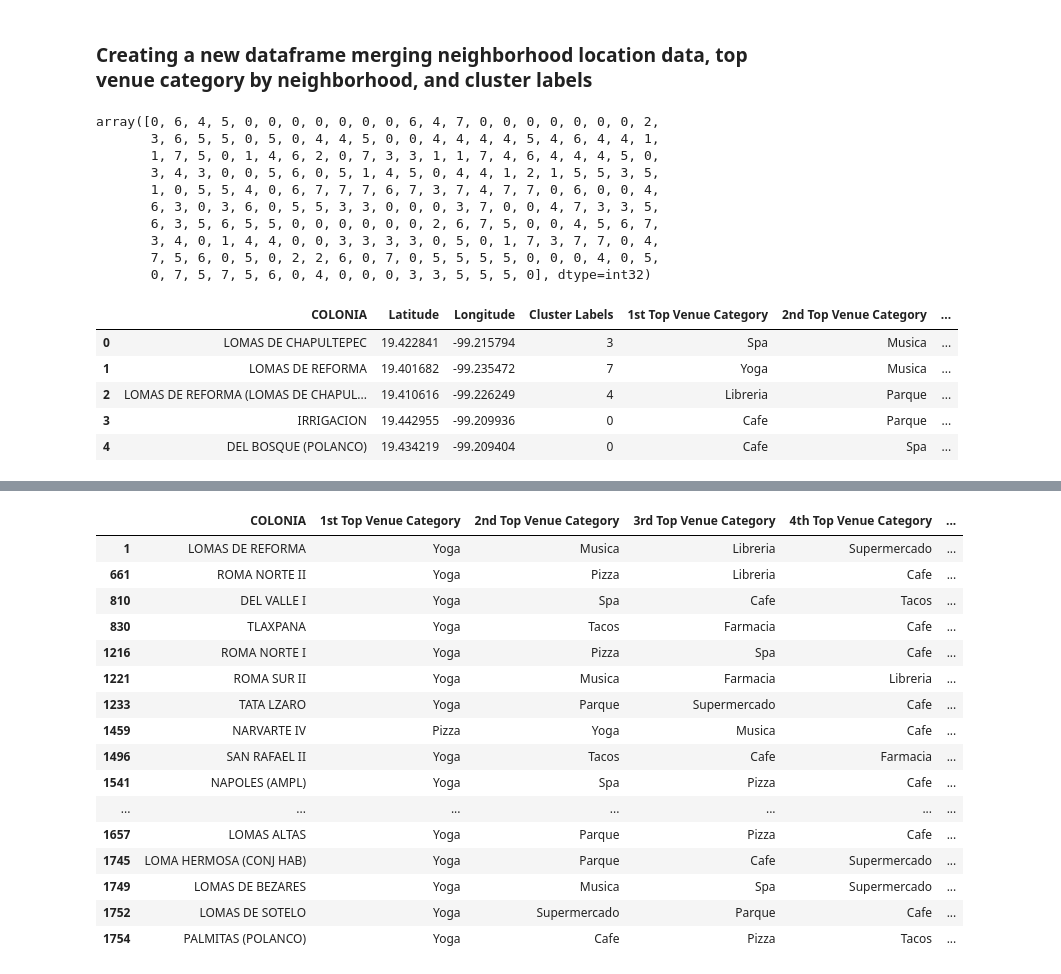
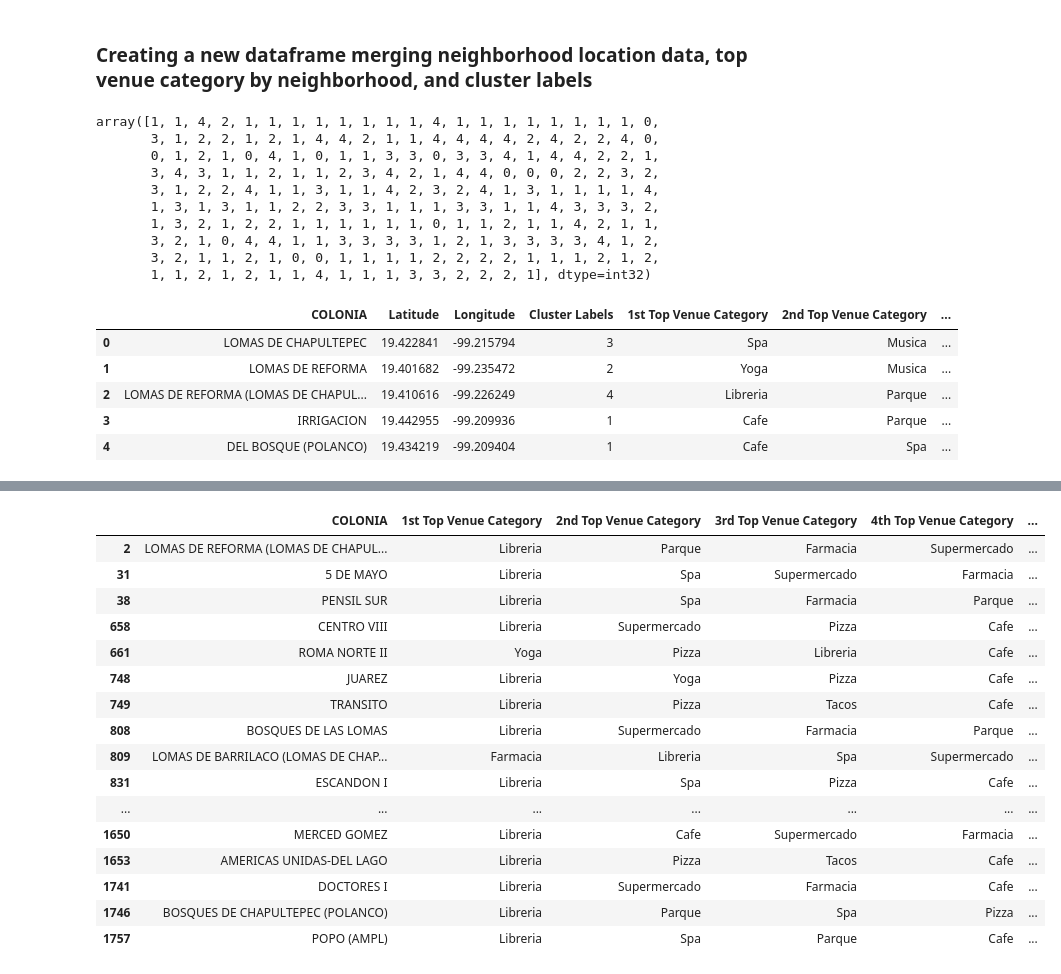
Before and after one commit to SuperIU/Coursera_Capstone, a Jupyter notebook: Best Neighborhood in Mexico City code.ipynb, the cells around one changed output, grey strips where cells are left out. Cells and saved outputs as stored; diff of their text form; code cells hidden in the pictures.

```diff
--- a/Best Neighborhood in Mexico City code.ipynb
+++ b/Best Neighborhood in Mexico City code.ipynb
@@ -402,3 +384,6 @@ ANAHUAC II
+# %%
+# We import the csv that already have
+colonias_venues = pd.read_csv('colonias_venues.csv')
 # %%
 # Check the new dataframe shape and example
 print(colonias_venues.shape)
@@ -939,23 +924,23 @@ neighborhoods_top_venue_categories.head(5)
 ### Creating a new dataframe merging neighborhood location data, top venue category by neighborhood, and cluster labels
 # %%
 # Define Clusters
-kclusters = 8
+kclusters = 5
 
 venue_grouped_clustering = venue_mean.drop('Neighborhood', 1)
 kmeans = KMeans(n_clusters=kclusters, random_state=0).fit(venue_grouped_clustering)
 
 kmeans.labels_
 # %% [output]
-array([0, 6, 4, 5, 0, 0, 0, 0, 0, 0, 0, 6, 4, 7, 0, 0, 0, 0, 0, 0, 0, 2,
-       3, 6, 5, 5, 0, 5, 0, 4, 4, 5, 0, 0, 4, 4, 4, 4, 5, 4, 6, 4, 4, 1,
-       1, 7, 5, 0, 1, 4, 6, 2, 0, 7, 3, 3, 1, 1, 7, 4, 6, 4, 4, 4, 5, 0,
-       3, 4, 3, 0, 0, 5, 6, 0, 5, 1, 4, 5, 0, 4, 4, 1, 2, 1, 5, 5, 3, 5,
-       1, 0, 5, 5, 4, 0, 6, 7, 7, 7, 6, 7, 3, 7, 4, 7, 7, 0, 6, 0, 0, 4,
-       6, 3, 0, 3, 6, 0, 5, 5, 3, 3, 0, 0, 0, 3, 7, 0, 0, 4, 7, 3, 3, 5,
-       6, 3, 5, 6, 5, 5, 0, 0, 0, 0, 0, 0, 2, 6, 7, 5, 0, 0, 4, 5, 6, 7,
-       3, 4, 0, 1, 4, 4, 0, 0, 3, 3, 3, 3, 0, 5, 0, 1, 7, 3, 7, 7, 0, 4,
-       7, 5, 6, 0, 5, 0, 2, 2, 6, 0, 7, 0, 5, 5, 5, 5, 0, 0, 0, 4, 0, 5,
-       0, 7, 5, 7, 5, 6, 0, 4, 0, 0, 0, 3, 3, 5, 5, 5, 0], dtype=int32)
+array([1, 1, 4, 2, 1, 1, 1, 1, 1, 1, 1, 1, 4, 1, 1, 1, 1, 1, 1, 1, 1, 0,
+       3, 1, 2, 2, 1, 2, 1, 4, 4, 2, 1, 1, 4, 4, 4, 4, 2, 4, 2, 2, 4, 0,
+       0, 1, 2, 1, 0, 4, 1, 0, 1, 1, 3, 3, 0, 3, 3, 4, 1, 4, 4, 2, 2, 1,
+       3, 4, 3, 1, 1, 2, 1, 1, 2, 3, 4, 2, 1, 4, 4, 0, 0, 0, 2, 2, 3, 2,
+       3, 1, 2, 2, 4, 1, 1, 3, 1, 1, 4, 2, 3, 2, 4, 1, 3, 1, 1, 1, 1, 4,
+       1, 3, 1, 3, 1, 1, 2, 2, 3, 3, 1, 1, 1, 3, 3, 1, 1, 4, 3, 3, 3, 2,
+       1, 3, 2, 1, 2, 2, 1, 1, 1, 1, 1, 1, 0, 1, 1, 2, 1, 1, 4, 2, 1, 1,
+       3, 2, 1, 0, 4, 4, 1, 1, 3, 3, 3, 3, 1, 2, 1, 3, 3, 3, 3, 4, 1, 2,
+       3, 2, 1, 1, 2, 1, 0, 0, 1, 1, 1, 1, 2, 2, 2, 2, 1, 1, 1, 2, 1, 2,
+       1, 1, 2, 1, 2, 1, 1, 4, 1, 1, 1, 3, 3, 2, 2, 2, 1], dtype=int32)
 # %%
 neighborhoods_top_venue_categories.insert(1,'Cluster Labels', kmeans.labels_)
 
@@ -967,10 +952,10 @@ mejorescolonias.head()
 # %% [output]
 |  | COLONIA | Latitude | Longitude | Cluster Labels | 1st Top Venue Category | 2nd Top Venue Category | ... |
 | 0 | LOMAS DE CHAPULTEPEC | 19.422841 | -99.215794 | 3 | Spa | Musica | ... |
-| 1 | LOMAS DE REFORMA | 19.401682 | -99.235472 | 7 | Yoga | Musica | ... |
+| 1 | LOMAS DE REFORMA | 19.401682 | -99.235472 | 2 | Yoga | Musica | ... |
 | 2 | LOMAS DE REFORMA (LOMAS DE CHAPUL... | 19.410616 | -99.226249 | 4 | Libreria | Parque | ... |
-| 3 | IRRIGACION | 19.442955 | -99.209936 | 0 | Cafe | Parque | ... |
-| 4 | DEL BOSQUE (POLANCO) | 19.434219 | -99.209404 | 0 | Cafe | Spa | ... |
+| 3 | IRRIGACION | 19.442955 | -99.209936 | 1 | Cafe | Parque | ... |
+| 4 | DEL BOSQUE (POLANCO) | 19.434219 | -99.209404 | 1 | Cafe | Spa | ... |
 # %%
 # create map
 import matplotlib.cm as cm
@@ -1003,22 +988,22 @@ map_clusters
 # %% [output]
 [interactive output not drawn]
 # %%
-mejorescolonias.loc[mejorescolonias['Cluster Labels'] == 7, mejorescolonias.columns[[0] + list(range(4, mejorescolonias.shape[1]))]]
+mejorescolonias.loc[mejorescolonias['Cluster Labels'] == 4, mejorescolonias.columns[[0] + list(range(4, mejorescolonias.shape[1]))]]
 # %% [output]
 |  | COLONIA | 1st Top Venue Category | 2nd Top Venue Category | 3rd Top Venue Category | 4th Top Venue Category | ... |
-| 1 | LOMAS DE REFORMA | Yoga | Musica | Libreria | Supermercado | ... |
+| 2 | LOMAS DE REFORMA (LOMAS DE CHAPUL... | Libreria | Parque | Farmacia | Supermercado | ... |
+| 31 | 5 DE MAYO | Libreria | Spa | Supermercado | Farmacia | ... |
+| 38 | PENSIL SUR | Libreria | Spa | Farmacia | Parque | ... |
+| 658 | CENTRO VIII | Libreria | Supermercado | Pizza | Cafe | ... |
 | 661 | ROMA NORTE II | Yoga | Pizza | Libreria | Cafe | ... |
-| 810 | DEL VALLE I | Yoga | Spa | Cafe | Tacos | ... |
-| 830 | TLAXPANA | Yoga | Tacos | Farmacia | Cafe | ... |
-| 1216 | ROMA NORTE I | Yoga | Pizza | Spa | Cafe | ... |
-| 1221 | ROMA SUR II | Yoga | Musica | Farmacia | Libreria | ... |
-| 1233 | TATA LZARO | Yoga | Parque | Supermercado | Cafe | ... |
-| 1459 | NARVARTE IV | Pizza | Yoga | Musica | Cafe | ... |
-| 1496 | SAN RAFAEL II | Yoga | Tacos | Cafe | Farmacia | ... |
-| 1541 | NAPOLES (AMPL) | Yoga | Spa | Pizza | Cafe | ... |
+| 748 | JUAREZ | Libreria | Yoga | Pizza | Cafe | ... |
+| 749 | TRANSITO | Libreria | Pizza | Tacos | Cafe | ... |
+| 808 | BOSQUES DE LAS LOMAS | Libreria | Supermercado | Farmacia | Parque | ... |
+| 809 | LOMAS DE BARRILACO (LOMAS DE CHAP... | Farmacia | Libreria | Spa | Supermercado | ... |
+| 831 | ESCANDON I | Libreria | Spa | Pizza | Cafe | ... |
 | ... | ... | ... | ... | ... | ... | ... |
-| 1657 | LOMAS ALTAS | Yoga | Parque | Pizza | Cafe | ... |
-| 1745 | LOMA HERMOSA (CONJ HAB) | Yoga | Parque | Cafe | Supermercado | ... |
-| 1749 | LOMAS DE BEZARES | Yoga | Musica | Spa | Supermercado | ... |
-| 1752 | LOMAS DE SOTELO | Yoga | Supermercado | Parque | Cafe | ... |
-| 1754 | PALMITAS (POLANCO) | Yoga | Cafe | Pizza | Tacos | ... |
+| 1650 | MERCED GOMEZ | Libreria | Cafe | Supermercado | Farmacia | ... |
+| 1653 | AMERICAS UNIDAS-DEL LAGO | Libreria | Pizza | Tacos | Cafe | ... |
+| 1741 | DOCTORES I | Libreria | Supermercado | Farmacia | Cafe | ... |
+| 1746 | BOSQUES DE CHAPULTEPEC (POLANCO) | Libreria | Parque | Spa | Pizza | ... |
+| 1757 | POPO (AMPL) | Libreria | Spa | Parque | Cafe | ... |
```
Also changed, not shown: parts of 5 cells of this notebook, 5 other files.
